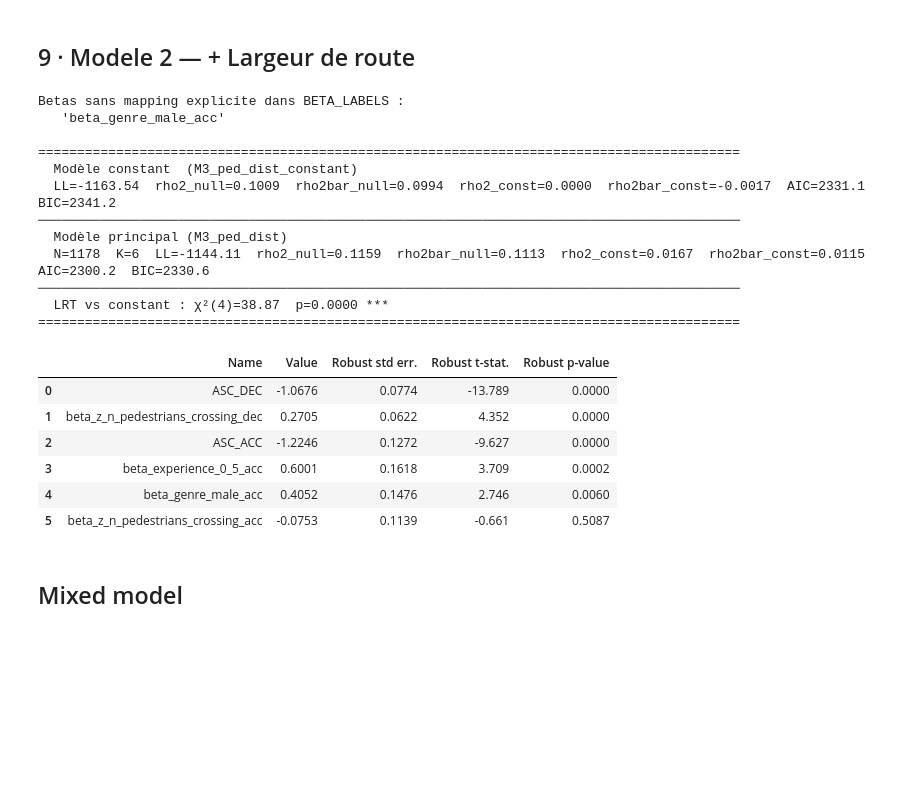
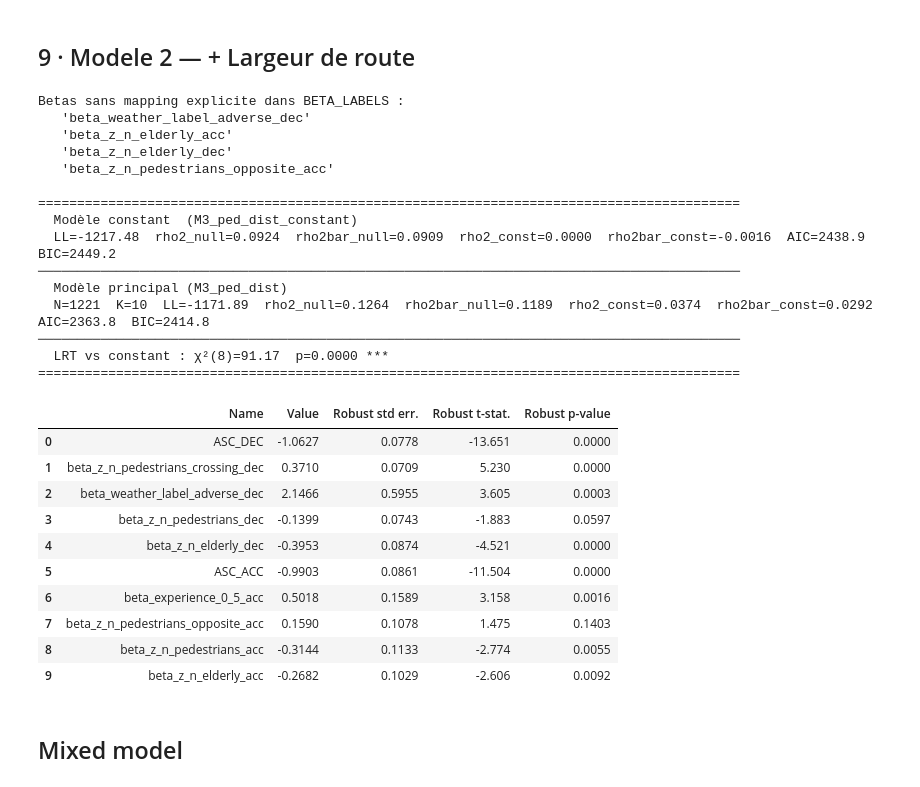
Before and after one commit to martin1207/newmob_modeling, a Jupyter notebook: escooter_biogeme_logit.ipynb, the cells around one changed output. Cells and saved outputs as stored; diff of their text form; code cells hidden in the pictures; blank space fills up the shorter version.

```diff
--- a/escooter_biogeme_logit.ipynb
+++ b/escooter_biogeme_logit.ipynb
@@ -265,7 +511,6 @@ Observations totales : 1,178
 # %% [markdown]
 ## Desc stats
 # %%
-
 # ── Contingency table : association entre chaque variable et le choix ─────────
 import pandas as pd
 import numpy as np
@@ -275,10 +520,26 @@ CHOICE_COL = 'choice_3_label'
 choices    = [c for c in ['Decelerate', 'Maintain', 'Accelerate']
               if c in df_model[CHOICE_COL].values]
 
-cont_vars = ['z_speed_kmh_t1', 'n_pedestrians', 'road_width_perp_m',
-             'age', 'hour', 'prop_vru_pedestrian', 'prop_vru_cyclist',
-             'prop_interaction_same_direction']
-cat_vars  = ['genre', 'experience', 'time_of_day', 'is_weekend', 'season']
+cont_vars = [
+    # existantes
+    'z_speed_kmh_t1', 'n_pedestrians', 'road_width_perp_m',
+    'age', 'hour', 'prop_vru_pedestrian', 'prop_vru_cyclist',
+    'prop_interaction_same_direction',
+    # nouvelles annotées
+    'n_elderly', 'n_children', 'n_running', 'n_groups',
+    'n_crossing', 'n_pedestrians_crossing', 'n_pedestrians_opposite', 'n_cyclists_crossing',
+    # cinématique
+    'mean_peak_decel_ms2', 'mean_ttc_min_s', 'mean_drac_max_ms2',
+    'mean_reaction_time_s', 'mean_encounter_duration_s', 'mean_simultaneous_vrus',
+    # intersection
+    'at_intersection',
+]
+cat_vars = [
+    # existantes
+    'genre', 'experience', 'time_of_day', 'is_weekend', 'season',
+    # contextuelles annotées
+    'WEATHER_LABEL', 'LIGHTING_LABEL', 'SURFACE_CONDITION_LABEL'
+]
 cont_vars = [v for v in cont_vars if v in df_model.columns]
 cat_vars  = [v for v in cat_vars  if v in df_model.columns]
 
@@ -735,8 +1028,10 @@ U_dec_M3 = (
 #  + beta_genre_female_dec * genre_female
    #    + beta_z_road_width_perp_m_dec * z_road_width_perp_m
     + beta_z_n_pedestrians_crossing_dec * z_n_pedestrians_crossing
++ beta_weather_label_adverse_dec * weather_label_adverse
+    + beta_z_n_pedestrians_dec * z_n_pedestrians
 
-)
++ beta_z_n_elderly_dec * z_n_elderly )
 
 # ── Utilité accélérer (vs maintenir) ────────────────────────────────────────
 U_acc_M3 = (
@@ -747,45 +1042,56 @@ U_acc_M3 = (
    # + beta_genre_female_acc * genre_female
     + beta_experience_0_5_acc * experience_0_5
    #+ beta_experience_0_5_1_acc * experience_0_5_1
   #  + beta_experience_1_2_acc * experience_1_2
     #+ beta_z_age_acc * z_age
     #+ beta_start_crossing_1_acc * start_crossing_1
-    + beta_genre_male_acc * genre_male
-    + beta_z_n_pedestrians_crossing_acc * z_n_pedestrians_crossing
+    + beta_z_n_pedestrians_opposite_acc * z_n_pedestrians_opposite
+    + beta_z_n_pedestrians_acc * z_n_pedestrians
+    #+ beta_weather_label_adverse_acc* weather_label_adverse
+   + beta_z_n_elderly_acc * z_n_elderly
+
+   # + beta_z_n_pedestrians_crossing_acc * z_n_pedestrians_crossing
   #  + beta_z_road_width_perp_m_acc * z_road_width_perp_m
 )
 
 res3, p3, m3, _ = run_mnl_3levels(
     df_est=df_model,
     utility_decelerate=U_dec_M3,
     utility_accelerate=U_acc_M3,
     model_name='M3_ped_dist',
     choice_col='choice_3'
 )
 
 all_metrics.append(m3)
 all_params['M3_ped_dist'] = p3
 all_res['M3_ped_dist'] = res3
 # %% [output]
 Betas sans mapping explicite dans BETA_LABELS :
-   'beta_genre_male_acc'
+   'beta_weather_label_adverse_dec'
+   'beta_z_n_elderly_acc'
+   'beta_z_n_elderly_dec'
+   'beta_z_n_pedestrians_opposite_acc'
 
 ==========================================================================================
   Modèle constant  (M3_ped_dist_constant)
-  LL=-1163.54  rho2_null=0.1009  rho2bar_null=0.0994  rho2_const=0.0000  rho2bar_const=-0.0017  AIC=2331.1  BIC=2341.2
+  LL=-1217.48  rho2_null=0.0924  rho2bar_null=0.0909  rho2_const=0.0000  rho2bar_const=-0.0016  AIC=2438.9  BIC=2449.2
 ──────────────────────────────────────────────────────────────────────────────────────────
   Modèle principal (M3_ped_dist)
-  N=1178  K=6  LL=-1144.11  rho2_null=0.1159  rho2bar_null=0.1113  rho2_const=0.0167  rho2bar_const=0.0115  AIC=2300.2  BIC=2330.6
+  N=1221  K=10  LL=-1171.89  rho2_null=0.1264  rho2bar_null=0.1189  rho2_const=0.0374  rho2bar_const=0.0292  AIC=2363.8  BIC=2414.8
 ──────────────────────────────────────────────────────────────────────────────────────────
-  LRT vs constant : χ²(4)=38.87  p=0.0000 ***
+  LRT vs constant : χ²(8)=91.17  p=0.0000 ***
 ==========================================================================================
 |  | Name | Value | Robust std err. | Robust t-stat. | Robust p-value |
-| 0 | ASC_DEC | -1.0676 | 0.0774 | -13.789 | 0.0000 |
-| 1 | beta_z_n_pedestrians_crossing_dec | 0.2705 | 0.0622 | 4.352 | 0.0000 |
-| 2 | ASC_ACC | -1.2246 | 0.1272 | -9.627 | 0.0000 |
-| 3 | beta_experience_0_5_acc | 0.6001 | 0.1618 | 3.709 | 0.0002 |
-| 4 | beta_genre_male_acc | 0.4052 | 0.1476 | 2.746 | 0.0060 |
-| 5 | beta_z_n_pedestrians_crossing_acc | -0.0753 | 0.1139 | -0.661 | 0.5087 |
+| 0 | ASC_DEC | -1.0627 | 0.0778 | -13.651 | 0.0000 |
+| 1 | beta_z_n_pedestrians_crossing_dec | 0.3710 | 0.0709 | 5.230 | 0.0000 |
+| 2 | beta_weather_label_adverse_dec | 2.1466 | 0.5955 | 3.605 | 0.0003 |
+| 3 | beta_z_n_pedestrians_dec | -0.1399 | 0.0743 | -1.883 | 0.0597 |
+| 4 | beta_z_n_elderly_dec | -0.3953 | 0.0874 | -4.521 | 0.0000 |
+| 5 | ASC_ACC | -0.9903 | 0.0861 | -11.504 | 0.0000 |
+| 6 | beta_experience_0_5_acc | 0.5018 | 0.1589 | 3.158 | 0.0016 |
+| 7 | beta_z_n_pedestrians_opposite_acc | 0.1590 | 0.1078 | 1.475 | 0.1403 |
+| 8 | beta_z_n_pedestrians_acc | -0.3144 | 0.1133 | -2.774 | 0.0055 |
+| 9 | beta_z_n_elderly_acc | -0.2682 | 0.1029 | -2.606 | 0.0092 |
 # %% [markdown]
 ## Mixed model
 # %%
```
Also changed, not shown: parts of 16 cells of this notebook, 4 other files.
